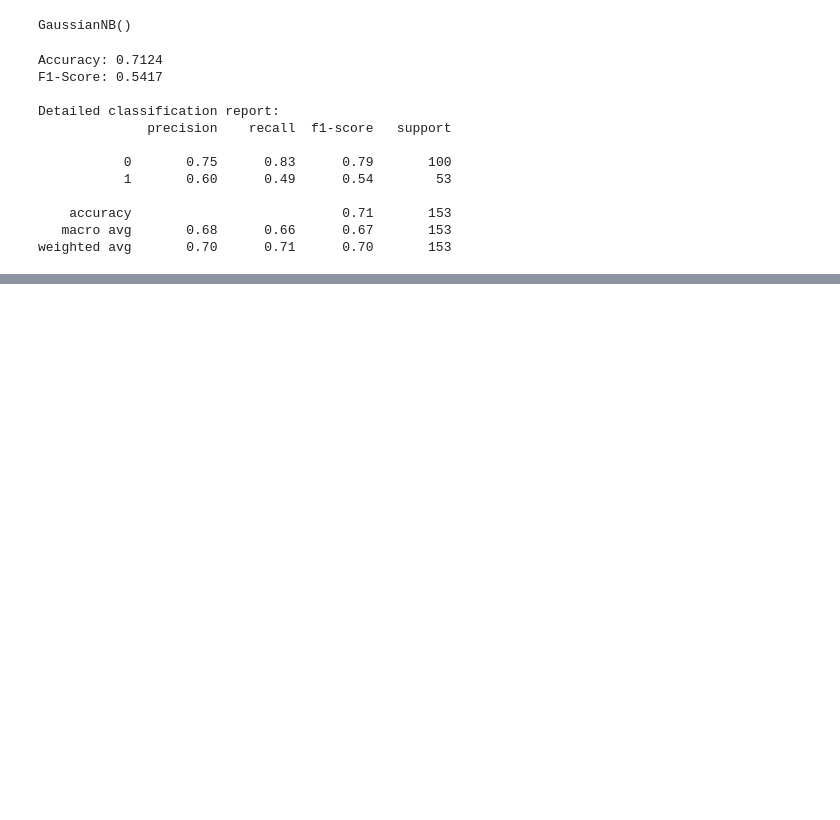
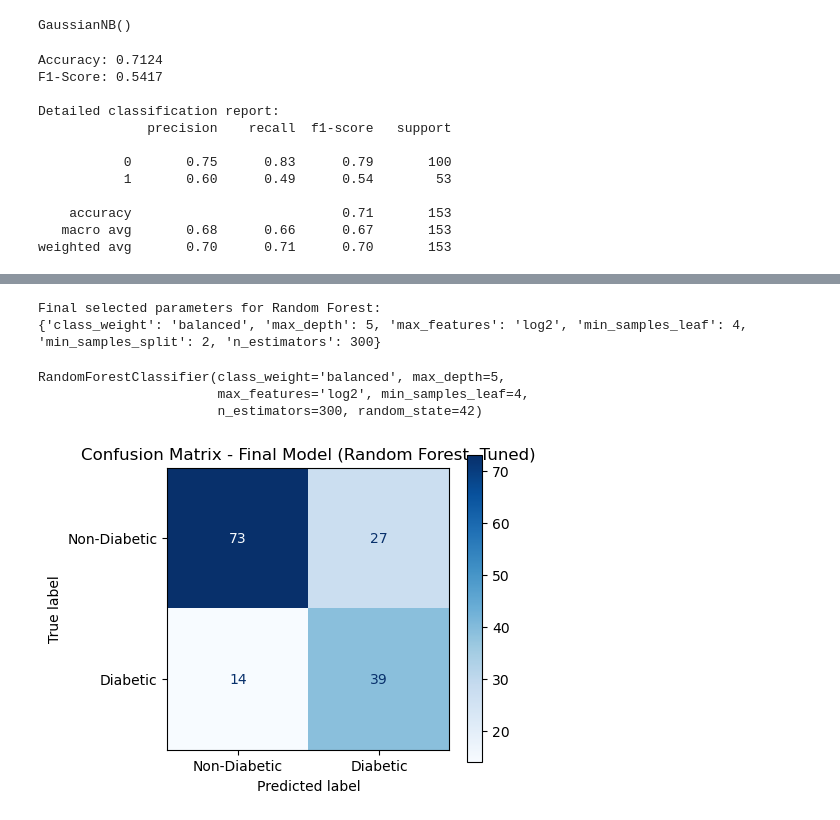
Before and after one commit to Pouyashokravi/Diabetes-prediction, a Jupyter notebook: main.ipynb, the cells around one changed output, grey strips where cells are left out. Drawn from its saved outputs; the diff is of its cells as text; code cells hidden in the pictures; blank space fills up the shorter version.

Commit message:
finall

```diff
--- a/main.ipynb
+++ b/main.ipynb
@@ -597,0 +697,2 @@ weighted avg       0.70      0.71      0.70       153
+# %%
+cv_strategy = StratifiedKFold(n_splits=5, shuffle=True, random_state=42)
@@ -597,0 +759,23 @@ weighted avg       0.70      0.71      0.70       153
+# %%
+param_grid_rf = {
+    "n_estimators": [100, 200, 300],
+    "max_depth": [5, 8, 10, 15, None],
+    "min_samples_split": [2, 5, 10],
+    "min_samples_leaf": [1, 2, 4],
+    "max_features": ["sqrt", "log2"],
+    "class_weight": [None, "balanced"]
+}
+
+grid_rf = GridSearchCV(
+    RandomForestClassifier(random_state=42),
+    param_grid_rf, cv=cv_strategy, scoring="f1", n_jobs=-1
+)
+grid_rf.fit(X_train_scaled, y_train)
+
+print("Best params (Random Forest):", grid_rf.best_params_)
+print("Best CV F1-Score:", grid_rf.best_score_)
+
+best_rf = grid_rf.best_estimator_
+y_pred_best_rf = best_rf.predict(X_test_scaled)
+print("Test Accuracy:", accuracy_score(y_test, y_pred_best_rf))
+print("Test F1-Score:", f1_score(y_test, y_pred_best_rf))
@@ -597,0 +952,36 @@ weighted avg       0.70      0.71      0.70       153
+# %%
+print("Final selected parameters for Random Forest:")
+print(grid_rf.best_params_)
+# %% [output]
+Final selected parameters for Random Forest:
+{'class_weight': 'balanced', 'max_depth': 5, 'max_features': 'log2', 'min_samples_leaf': 4, 'min_samples_split': 2, 'n_estimators': 300}
+# %%
+# Train the FINAL Random Forest model using the best hyperparameters
+
+final_model = RandomForestClassifier(
+    n_estimators=300,
+    max_depth=5,
+    max_features="log2",
+    min_samples_leaf=4,
+    min_samples_split=2,
+    class_weight="balanced",
+    random_state=42
+)
+
+final_model.fit(X_full_scaled, y_full)
+# %% [output]
+RandomForestClassifier(class_weight='balanced', max_depth=5,
+                       max_features='log2', min_samples_leaf=4,
+                       n_estimators=300, random_state=42)
+# %%
+# Confusion Matrix
+cm_final = confusion_matrix(y_test, y_pred_best_rf)
+
+fig, ax = plt.subplots(figsize=(5, 4))
+disp = ConfusionMatrixDisplay(confusion_matrix=cm_final, display_labels=["Non-Diabetic", "Diabetic"])
+disp.plot(ax=ax, cmap="Blues", values_format="d")
+ax.set_title("Confusion Matrix - Final Model (Random Forest, Tuned)")
+plt.tight_layout()
+plt.show()
+# %% [output]
+[figure, added]
```
Also changed, not shown: parts of 54 cells of this notebook, 2 other files.
